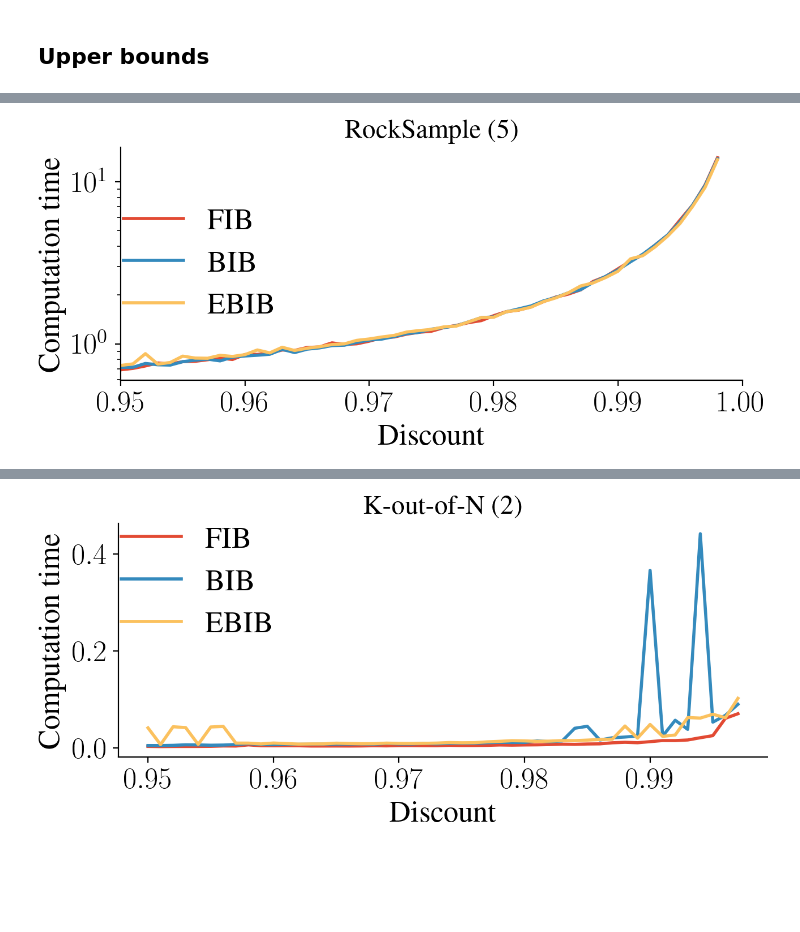
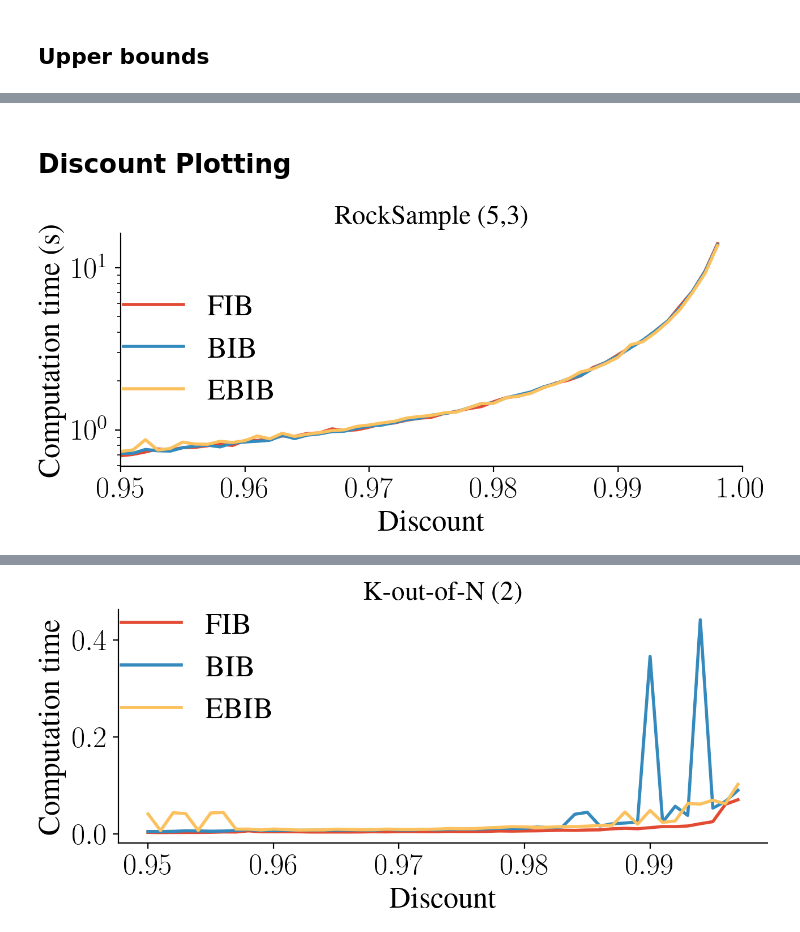
Before and after one commit to MKrale/Tighter_Informed_Bound, a Jupyter notebook: plotting_python.ipynb, the cells around one changed output, grey strips where cells are left out. Drawn from its saved outputs; the diff is of its cells as text; code cells hidden in the pictures; blank space fills up the shorter version.

```diff
--- a/plotting_python.ipynb
+++ b/plotting_python.ipynb
@@ -504,24 +501,24 @@ plt.show()
 # %%
-# K-out-of-N2
+# ### K-out-of-N2
 
-filename = "Data/Figures/SarsopTest_FrozenLake10.pdf"
-ts, ubs, lbs, solvernames, envname = get_data_plot("Tag")
+# filename = "Data/Figures/SarsopTest_FrozenLake10.pdf"
+# ts, ubs, lbs, solvernames, envname = get_data_plot("Tag")
 
-for (i,solver) in enumerate(solvernames):
-    label = solver_to_heuristic[solver]
-    # label = solver
-    plt.plot(ts[i],ubs[i], label=label, color=colours[i], linestyle="-")
-    plt.plot(ts[i],lbs[i], label=None, color=colours[i], linestyle="--")
-    # x,y  = ts[i][-1], (ubs[i][-1] + lbs[i][-1])/2
-    # plt.plot(x,y, marker="o", markersize=15, label=None, color=colours[i])
-    # x,y  = ts[i][-1], lbs[i][-1]
-    # plt.plot(x,y, marker="X", markersize=10, label=None, color=colours[i])
+# for (i,solver) in enumerate(solvernames):
+#     label = solver_to_heuristic[solver]
+#     # label = solver
+#     plt.plot(ts[i],ubs[i], label=label, color=colours[i], linestyle="-")
+#     plt.plot(ts[i],lbs[i], label=None, color=colours[i], linestyle="--")
+#     # x,y  = ts[i][-1], (ubs[i][-1] + lbs[i][-1])/2
+#     # plt.plot(x,y, marker="o", markersize=15, label=None, color=colours[i])
+#     # x,y  = ts[i][-1], lbs[i][-1]
+#     # plt.plot(x,y, marker="X", markersize=10, label=None, color=colours[i])
 
-plt.xlabel("Time (s)")
-plt.ylabel("Initial Value")
+# plt.xlabel("Time (s)")
+# plt.ylabel("Initial Value")
 
-plt.ylim(-12, -4)
-# plt.xlim(0, 60)
-plt.legend()
-plt.savefig(filename, transparent=True)
-plt.show()
+# plt.ylim(-12, -4)
+# # plt.xlim(0, 60)
+# plt.legend()
+# plt.savefig(filename, transparent=True)
+# plt.show()
@@ -530,33 +525,35 @@ plt.show()
+# %% [markdown]
+# Discount Plotting
 # %%
 # FrozenLake5
 filename = "Data/Figures/DiscountTest_RockSample5.pdf"
 discounts = np.arange(0.95, 0.998, 0.001)
 times, init_times, snames = get_data_discounts("RockSample5", discounts)
 
 solvernames = ["FIB", "BIB", "EBIB"]
 
 # plt.axhline(y=3600, label="TO", linestyle="--", color="0.5")
 
 for (i,solver) in enumerate(solvernames):
     plt.plot(discounts,times[i], label=solver, color=colours[i], linestyle="-")
 
 # Swithc TO to last on legend
 handles, labels = plt.gca().get_legend_handles_labels()
 # to_index = labels.index("TO")
 # handles.append(handles.pop(to_index))
 # labels.append(labels.pop(to_index))
 
 plt.yscale("log")
 plt.xlabel("Discount")
-plt.ylabel("Computation time")
+plt.ylabel("Computation time (s)")
 
 plt.xlim(0.95, 1)
 plt.legend(handles, labels, loc='center left')
-plt.title("RockSample (5)")
+plt.title("RockSample (5,3)")
 plt.savefig(filename, transparent=True)
 plt.show()
 # %% [output]
-[figure, old version]
+[figure, new version]
 # %%
 # Tiger
 filename = "Data/Figures/DiscountTest_Tiger.pdf"
```
Also changed, not shown: parts of 11 cells of this notebook, 21 other files.
